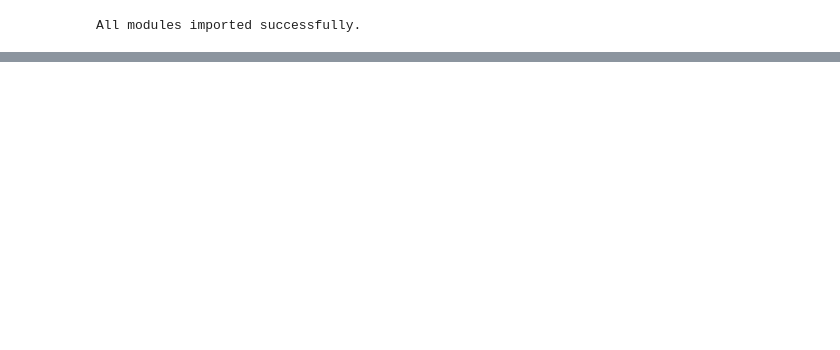
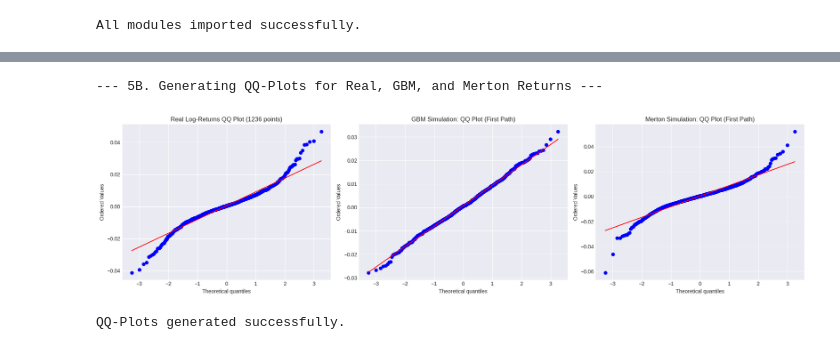
Before and after one commit to harshvg247/market-simulator, a Jupyter notebook: notebooks/GBM_vs_Merton.ipynb, the cells around one changed output, grey strips where cells are left out. Drawn from its saved outputs; the diff is of its cells as text; code cells hidden in the pictures; blank space fills up the shorter version.

```diff
--- a/notebooks/GBM_vs_Merton.ipynb
+++ b/notebooks/GBM_vs_Merton.ipynb
@@ -213,0 +214,43 @@ Simulating 1 paths for each model...
+# %%
+print("\n--- 5B. Generating QQ-Plots for Real, GBM, and Merton Returns ---")
+
+# 1. Real log returns
+real_returns = np.log(real_data / real_data.shift(1)).dropna()
+
+# 2. Use only the FIRST path from each simulation
+sim_gbm_prices = paths_gbm[:, 0]       # first column = first path
+sim_merton_prices = paths_merton[:, 0] # first column = first path
+
+# 3. Compute simulated log returns
+sim_gbm_returns = np.log(sim_gbm_prices[1:] / sim_gbm_prices[:-1])
+sim_merton_returns = np.log(sim_merton_prices[1:] / sim_merton_prices[:-1])
+
+# 4. Plot the QQ-plots side-by-side
+plt.figure(figsize=(19, 5))
+
+# --- Real Data ---
+plt.subplot(1, 3, 1)
+stats.probplot(real_returns, dist="norm", plot=plt)
+plt.title(f"Real Log-Returns QQ Plot ({len(real_returns)} points)")
+plt.grid(True)
+
+# --- GBM ---
+plt.subplot(1, 3, 2)
+stats.probplot(sim_gbm_returns, dist="norm", plot=plt)
+plt.title("GBM Simulation: QQ Plot (First Path)")
+plt.grid(True)
+
+# --- Merton ---
+plt.subplot(1, 3, 3)
+stats.probplot(sim_merton_returns, dist="norm", plot=plt)
+plt.title("Merton Simulation: QQ Plot (First Path)")
+plt.grid(True)
+
+plt.tight_layout()
+plt.show()
+
+print("QQ-Plots generated successfully.")
+# %% [output]
+--- 5B. Generating QQ-Plots for Real, GBM, and Merton Returns ---
+[figure, added]
+QQ-Plots generated successfully.
```
Also changed, not shown: parts of 3 cells of this notebook, 1 other file.
